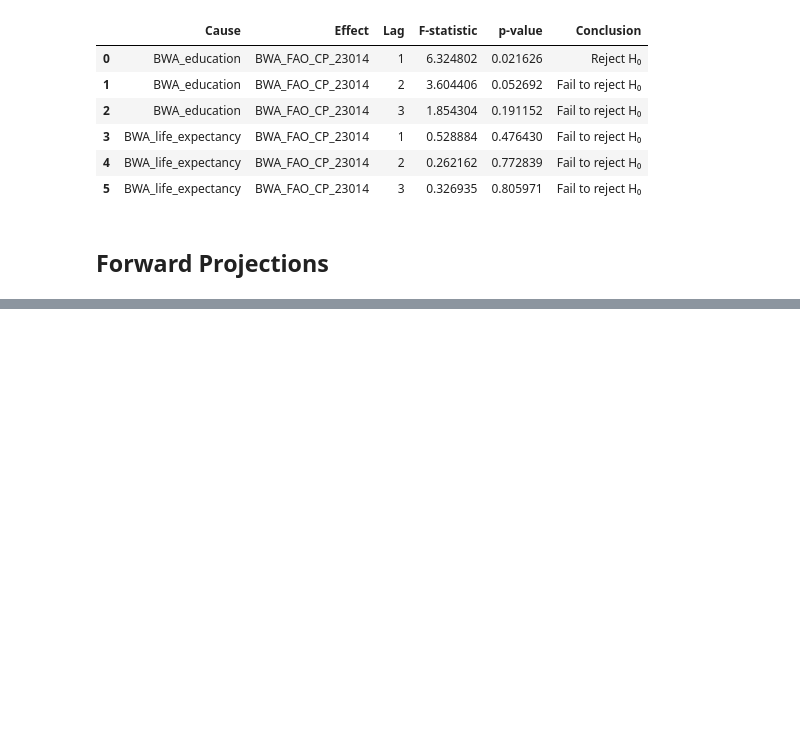
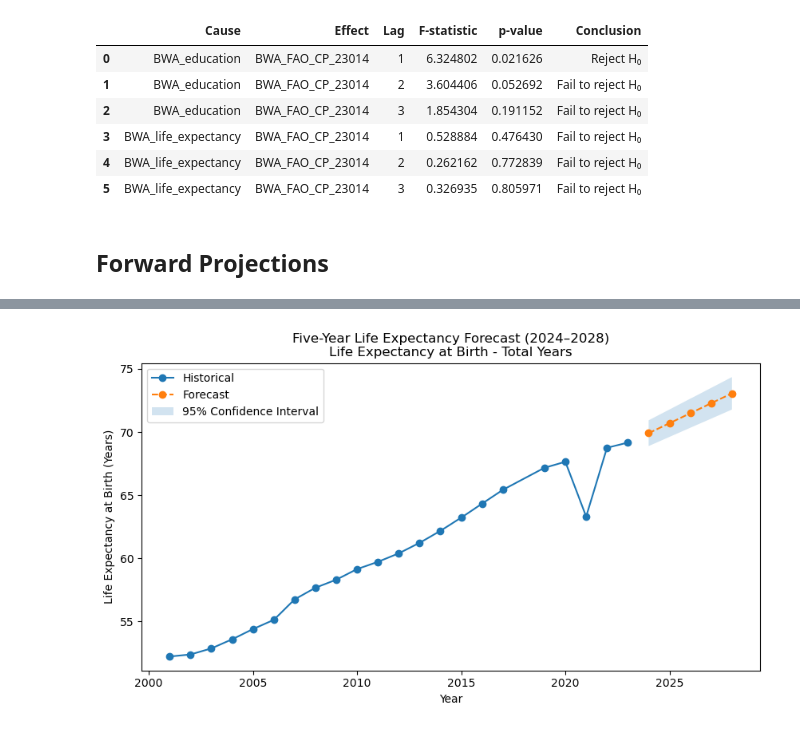
Before and after one commit to GorataB/Hackathon_PolyglotPioneers, a Jupyter notebook: HumanCapitalProject.ipynb, the cells around one changed output, grey strips where cells are left out. Cells and saved outputs as stored; diff of their text form; code cells hidden in the pictures; blank space fills up the shorter version.

```diff
--- a/HumanCapitalProject.ipynb
+++ b/HumanCapitalProject.ipynb
@@ -312,0 +340,18 @@ plt.show()
+# %%
+# Forecast life expectancy
+
+# Prepare life expectancy data
+life_df = hcp_df[
+    ["Year", "BWA_life_expectancy"]
+].dropna()
+
+X_life = life_df[["Year"]]
+
+X_life = sm.add_constant(X_life)
+
+y_life = life_df["BWA_life_expectancy"]
+
+# Fit OLS
+life_model = sm.OLS(y_life, X_life).fit()
+
+print(life_model.summary())
@@ -312,0 +397,49 @@ plt.show()
+# %%
+# Plot life expectancy forecast with confidence intervals
+
+plt.figure(figsize=(10,5))
+
+# Historical life expectancy
+plt.plot(
+    hcp_df["Year"],
+    hcp_df["BWA_life_expectancy"],
+    marker="o",
+    label="Historical"
+)
+
+# Forecast life expectancy
+plt.plot(
+    future_years["Year"],
+    future_years["BWA_life_expectancy"],
+    marker="o",
+    linestyle="--",
+    label="Forecast"
+)
+
+# 95% confidence interval
+plt.fill_between(
+    future_years["Year"],
+    future_years["Life_Lower_CI"],
+    future_years["Life_Upper_CI"],
+    alpha=0.2,
+    label="95% Confidence Interval"
+)
+
+plt.xlabel("Year")
+plt.ylabel("Life Expectancy at Birth (Years)")
+plt.title(
+    "Five-Year Life Expectancy Forecast (2024–2028)\n"
+    "Life Expectancy at Birth - Total Years"
+)
+
+plt.legend()
+
+plt.savefig(
+    r'C:/Users/Gorata/IndabaX/HCP_Images/five_year_life_expectancy_prediction.png',
+    dpi=300,
+    bbox_inches="tight"
+)
+
+plt.show()
+# %% [output]
+[figure, added]
```
Also changed, not shown: parts of 14 cells of this notebook, 5 other files.
